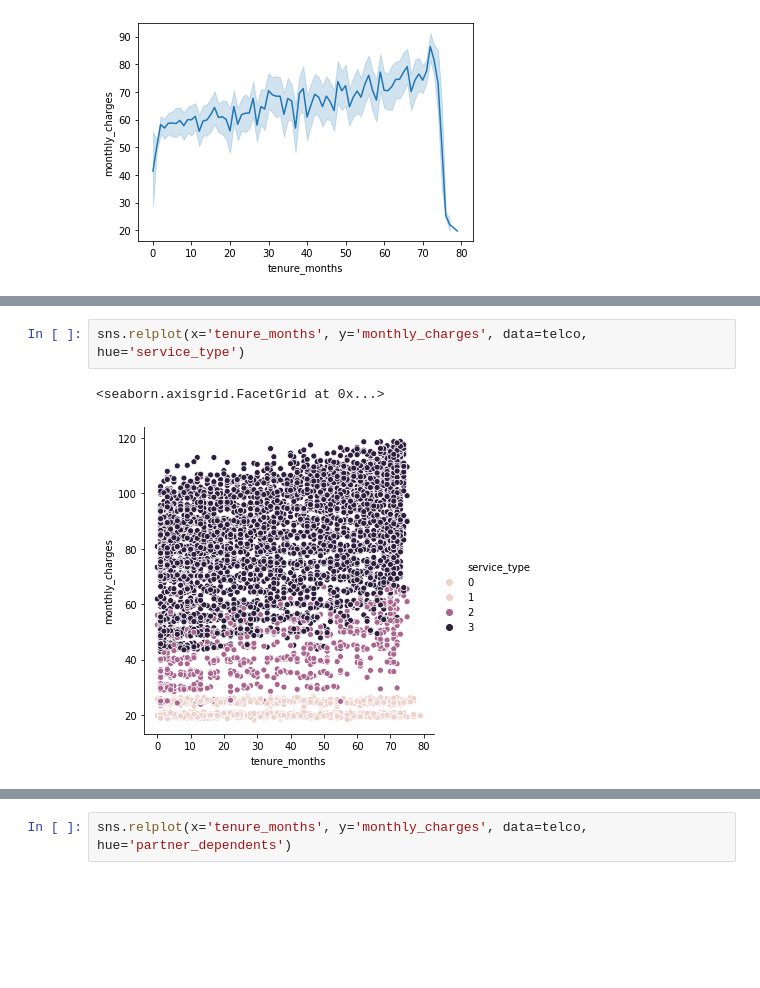
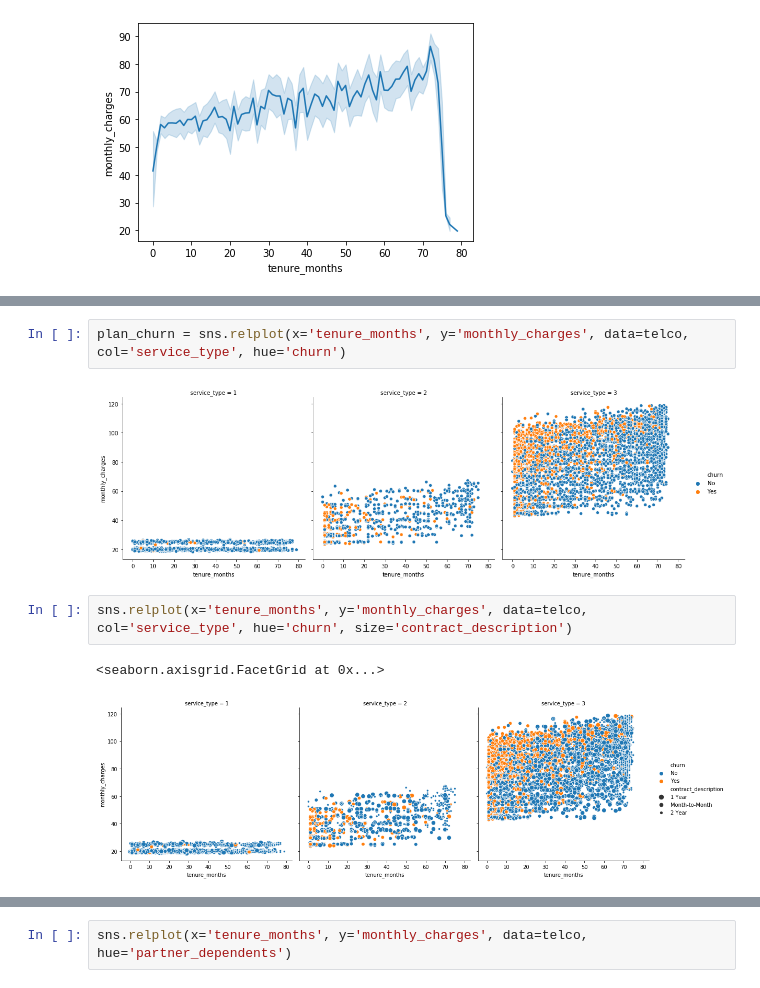
Before and after one commit to RyvynYoung/more_exercises, a Jupyter notebook: telco_data.ipynb, the cells around one changed output, grey strips where cells are left out. Drawn from its saved outputs; the diff is of its cells as text; blank space fills up the shorter version.

Commit message:
additional charts created

```diff
--- a/telco_data.ipynb
+++ b/telco_data.ipynb
@@ -49,5 +55,9 @@ sns.lineplot(x='tenure_months', y='monthly_charges', data=telco)
+# %%
+plan_churn = sns.relplot(x='tenure_months', y='monthly_charges', data=telco, col='service_type', hue='churn')
+# %% [output]
+[figure, added]
 # %%
-sns.relplot(x='tenure_months', y='monthly_charges', data=telco, hue='service_type')
+sns.relplot(x='tenure_months', y='monthly_charges', data=telco, col='service_type', hue='churn', size='contract_description')
 # %% [output]
 <seaborn.axisgrid.FacetGrid at 0x...>
-[figure, old version]
+[figure, new version]
```
Also changed, not shown: parts of 4 cells of this notebook.
